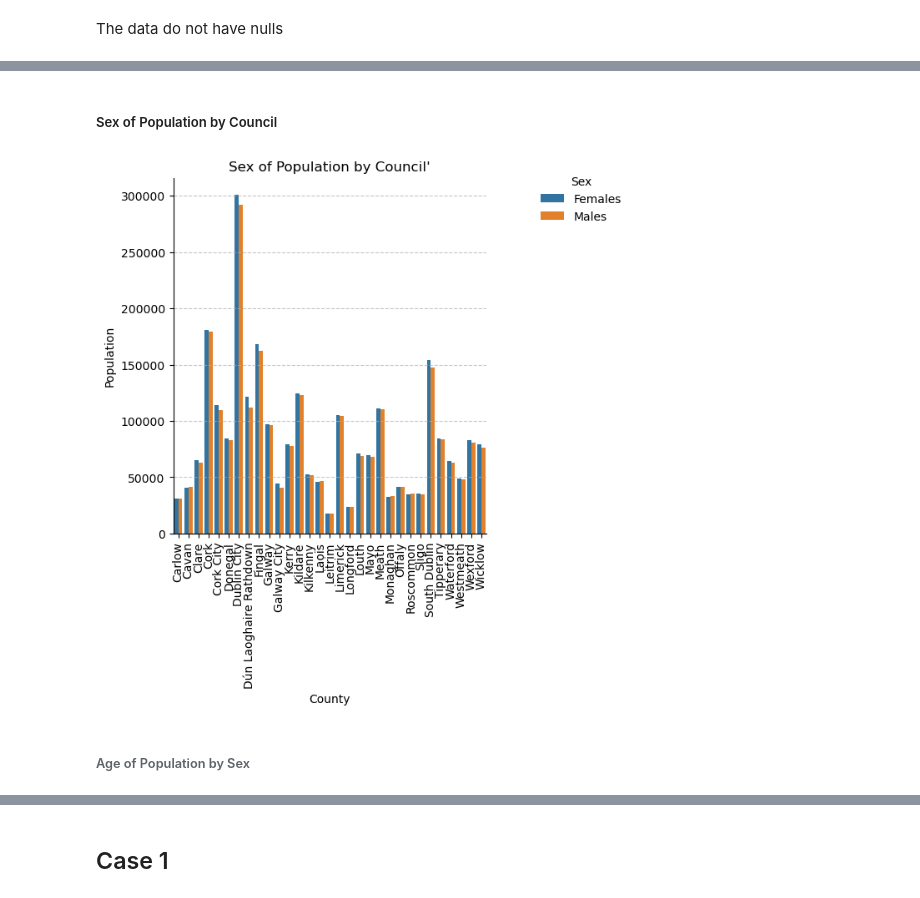
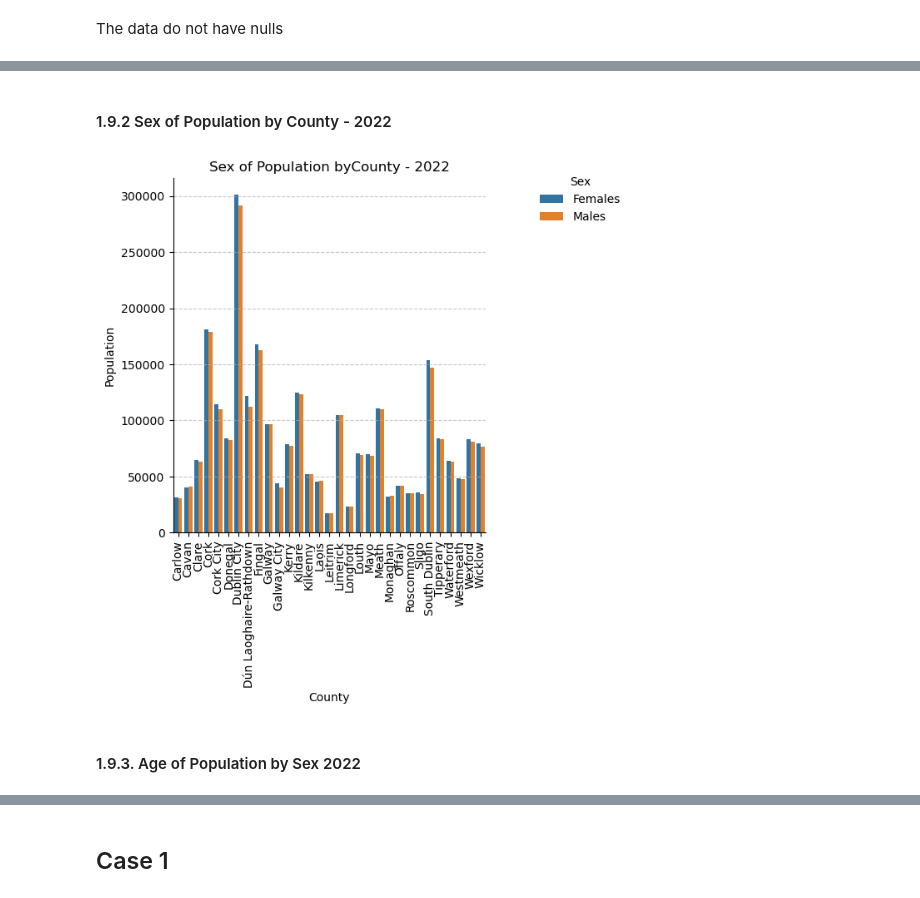
Before and after one commit to zeros2018/population_ireland, a Jupyter notebook: Population Project.ipynb, the cells around one changed output, grey strips where cells are left out. Saved outputs shown, nothing was run; the diff lists cells and outputs as text; code cells hidden in the pictures.

```diff
--- a/Population Project.ipynb
+++ b/Population Project.ipynb
@@ -522,5 +523,9 @@ df_population_2022['County'] = df_population_2022['County'].str.replace(' City &
+# %%
+df_population_2022['County'] = df_population_2022['County'].str.replace(' City &', '')
 # %%
 df_population_2022['County'] = df_population_2022['County'].str.replace('Mayo ', 'Mayo')
+# %%
+df_population_2022['County'] = df_population_2022['County'].str.replace('Dún Laoghaire Rathdown', 'Dún Laoghaire-Rathdown')
 # %%
 df_population_2022['County'].unique()
 # %% [output]
@@ -745,22 +753,22 @@ plt.show()
 # %% [markdown]
-##### Sex of Population by Council
+#### 1.9.2 Sex of Population by County - 2022
 # %%
-df_council_sex = df_population_2022.groupby(["County","Sex"]).sum("Value").reset_index()
+df_coundy_sex = df_population_2022.groupby(["County","Sex"]).sum("Value").reset_index()
 # %%
 plotBarWithSeaborn(
-    df_data = df_council_sex,
+    df_data = df_coundy_sex,
     x_name = "County",
     y_name = "Value",
     hue_ = "Sex",
-    title = "Sex of Population by Council'",
+    title = "Sex of Population byCounty - 2022",
     axis_x_name = "County",
     axis_y_name = "Population",
     rotation = True,
     legend_t = "Sex")
 # %% [output]
-[figure, old version]
+[figure, new version]
 # %% [markdown]
-###### Age of Population by Sex
+#### 1.9.3. Age of Population by Sex 2022
 # %%
 df_sex = df_population_2022.groupby(["Sex", "Age"]).sum("Value").reset_index()
 # %%
```
Also changed, not shown: parts of 170 cells of this notebook, 1 other file.
